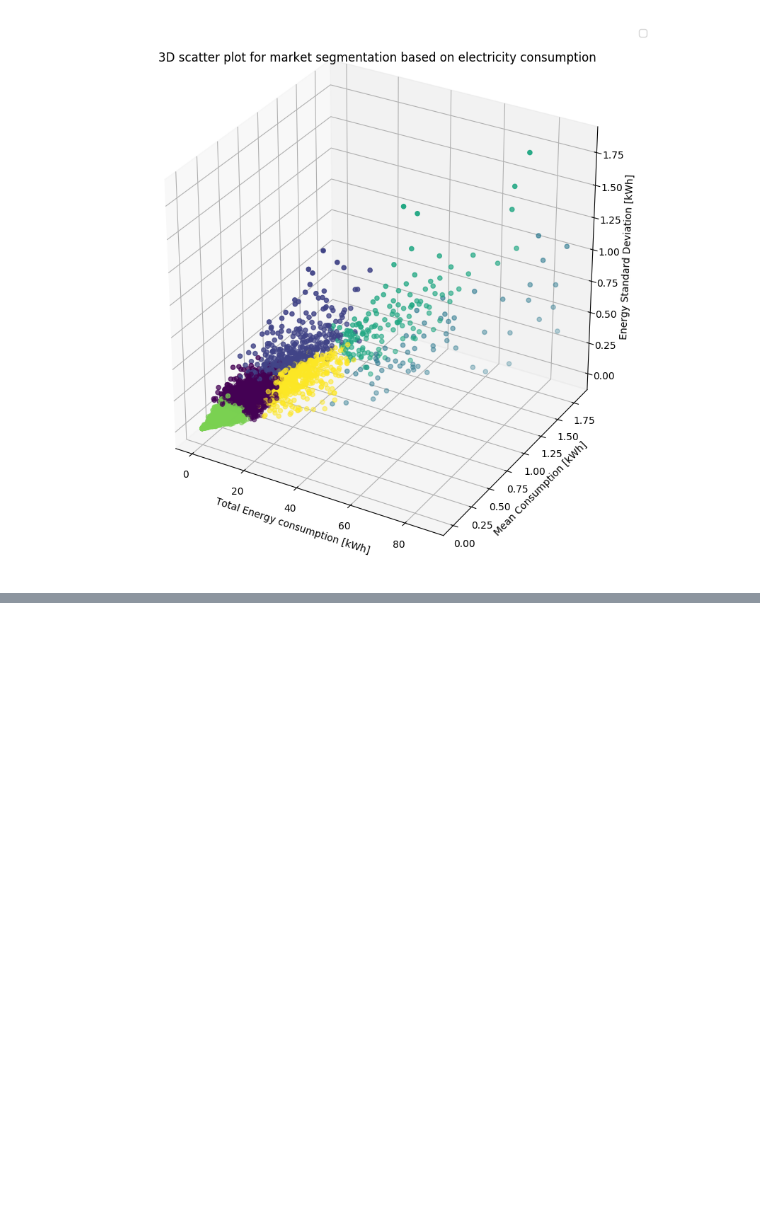
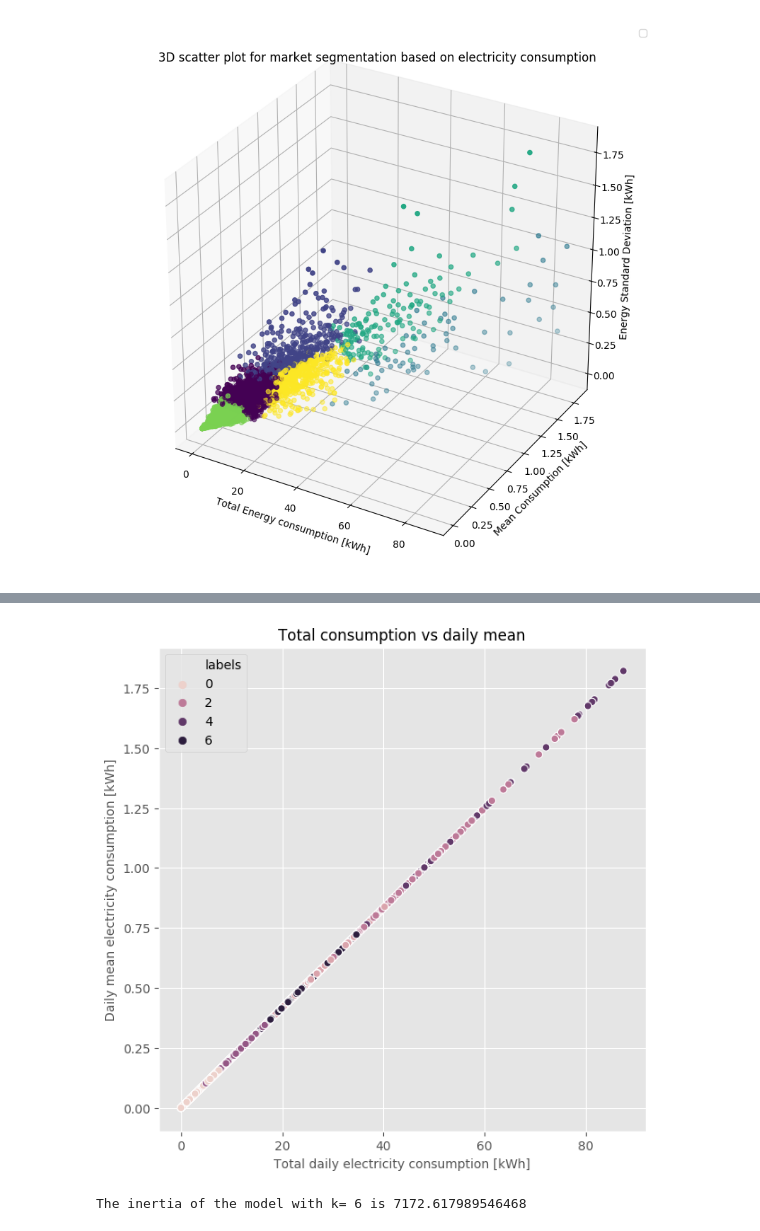
Before and after one commit to wobniarin/Project-Week-8-Final-Project, a Jupyter notebook: 2.JupyterNotebooks/3_End_User_Analysis.ipynb, the cells around one changed output, grey strips where cells are left out. Drawn from its saved outputs; the diff is of its cells as text; code cells hidden in the pictures; blank space fills up the shorter version.

```diff
--- a/2.JupyterNotebooks/3_End_User_Analysis.ipynb
+++ b/2.JupyterNotebooks/3_End_User_Analysis.ipynb
@@ -827,0 +838,19 @@ K-Means
+# %%
+# Plotting the relation between total energy consumption and mean, stratified by our labels.
+plt.figure(figsize=(7,7))
+sns.scatterplot(clients_2013_agg["energy_sum"], clients_2013_agg["energy_mean"], hue= clients_2013_agg["labels"])
+
+# Setting aesthetics of the plot
+plt.title('Total consumption vs daily mean', fontsize=12)
+plt.xlabel('Total daily electricity consumption [kWh]', fontsize=10)
+plt.ylabel('Daily mean electricity consumption [kWh]', fontsize=10)
+
+# Saving the plot into a png file
+plt.savefig('../3.Figures/total_mean_k6.png', dpi=300)
+plt.show()
+# %% [output]
+[figure, added]
+# %%
+print(f"The inertia of the model with k= 6 is {kmeans.inertia_}")
+# %% [output]
+The inertia of the model with k= 6 is 7172.617989546468
```
Also changed, not shown: parts of 8 cells of this notebook, 3 other files.
